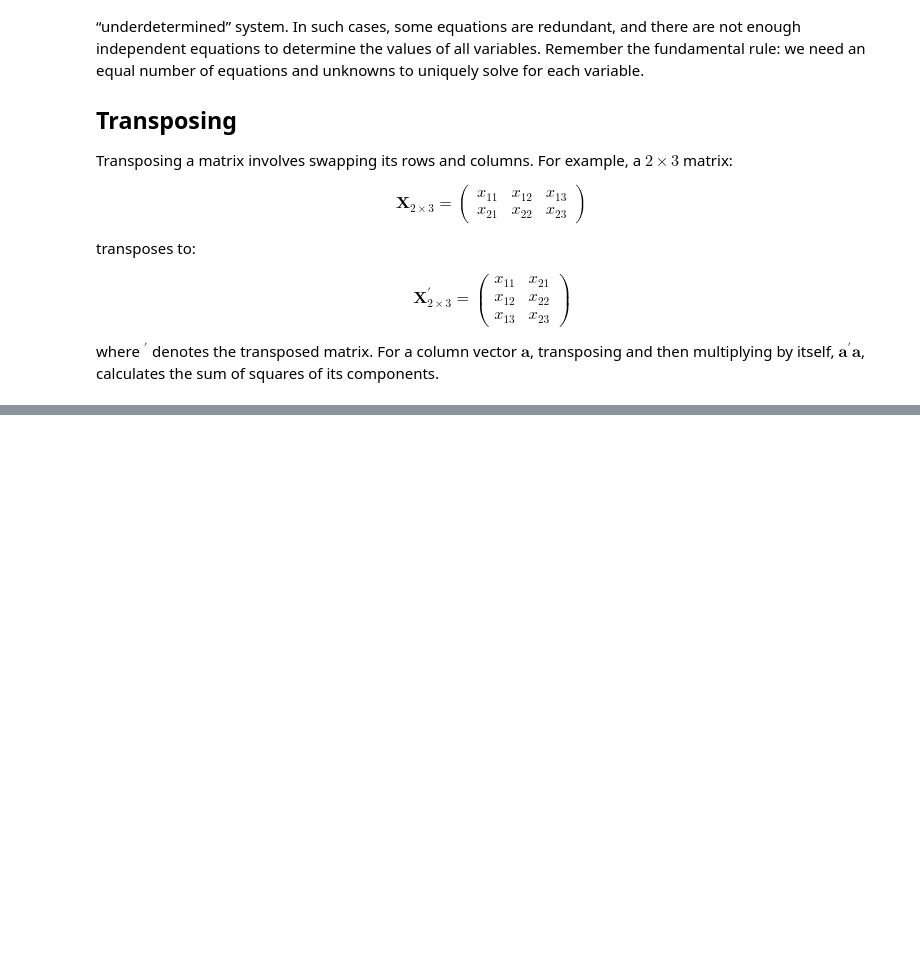
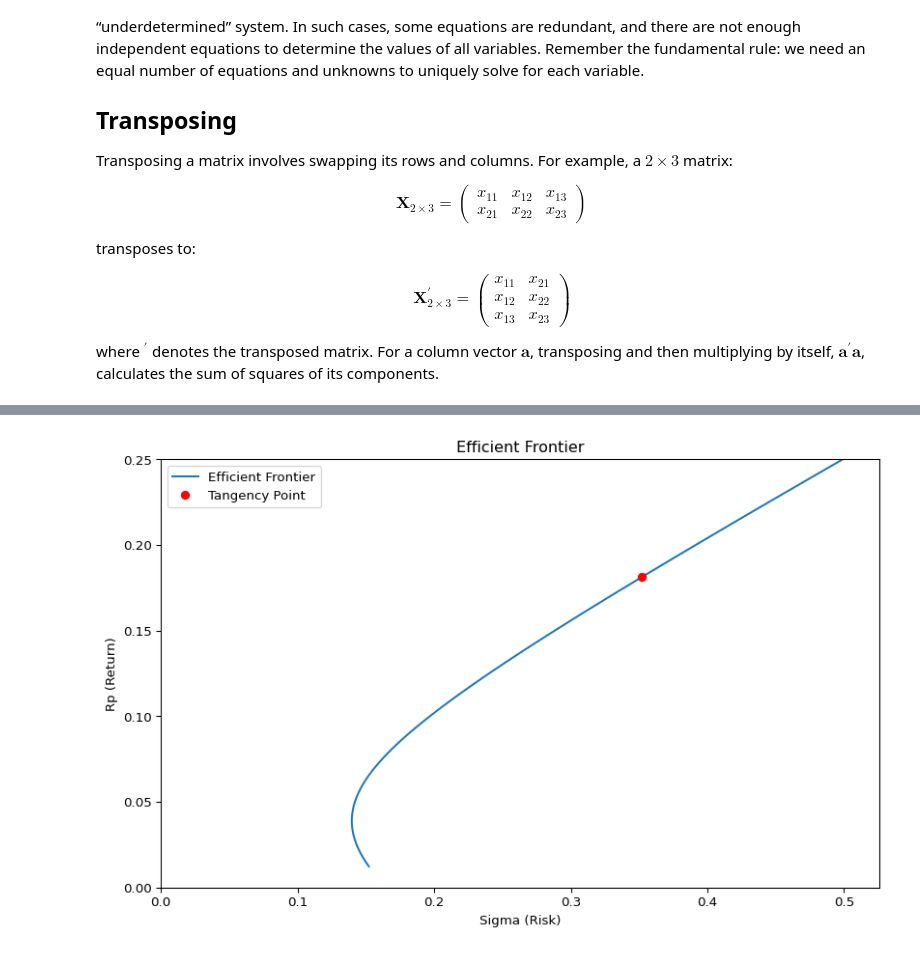
Before and after one commit to uit-sok-3011-h24/uit-sok-3011-h24.github.io, a Jupyter notebook: finans/3-lecture_optport.ipynb, the cells around one changed output, grey strips where cells are left out. Drawn from its saved outputs; the diff is of its cells as text; code cells hidden in the pictures; blank space fills up the shorter version.

```diff
--- a/finans/3-lecture_optport.ipynb
+++ b/finans/3-lecture_optport.ipynb
@@ -591,0 +653,11 @@ ax.legend()
+# %%
+# Calculate the tangency point of the normalized
+# optimal portfolio
+tangency_sigma =  portfolio_front(C/B)
+
+#And plotting it
+ax.plot(tangency_sigma, C/B + rf, 'ro',label='Tangency Point')
+ax.legend()
+fig
+# %% [output]
+[figure, added]
```
Also changed, not shown: parts of 32 cells of this notebook, 9 other files.
